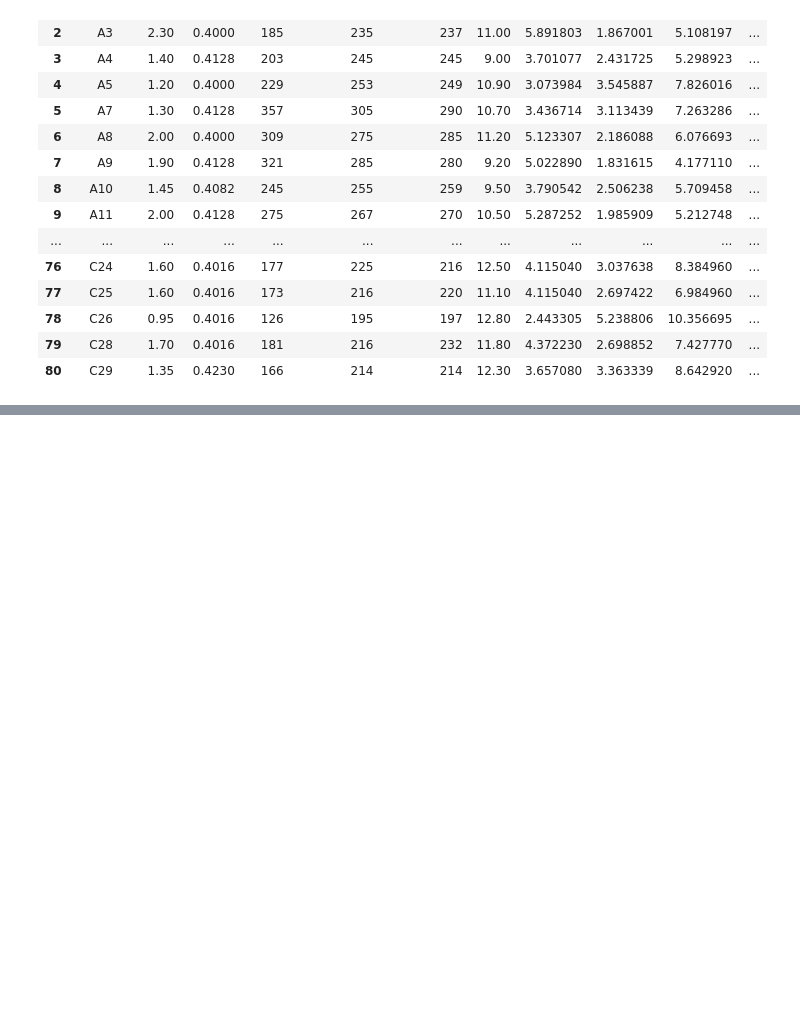
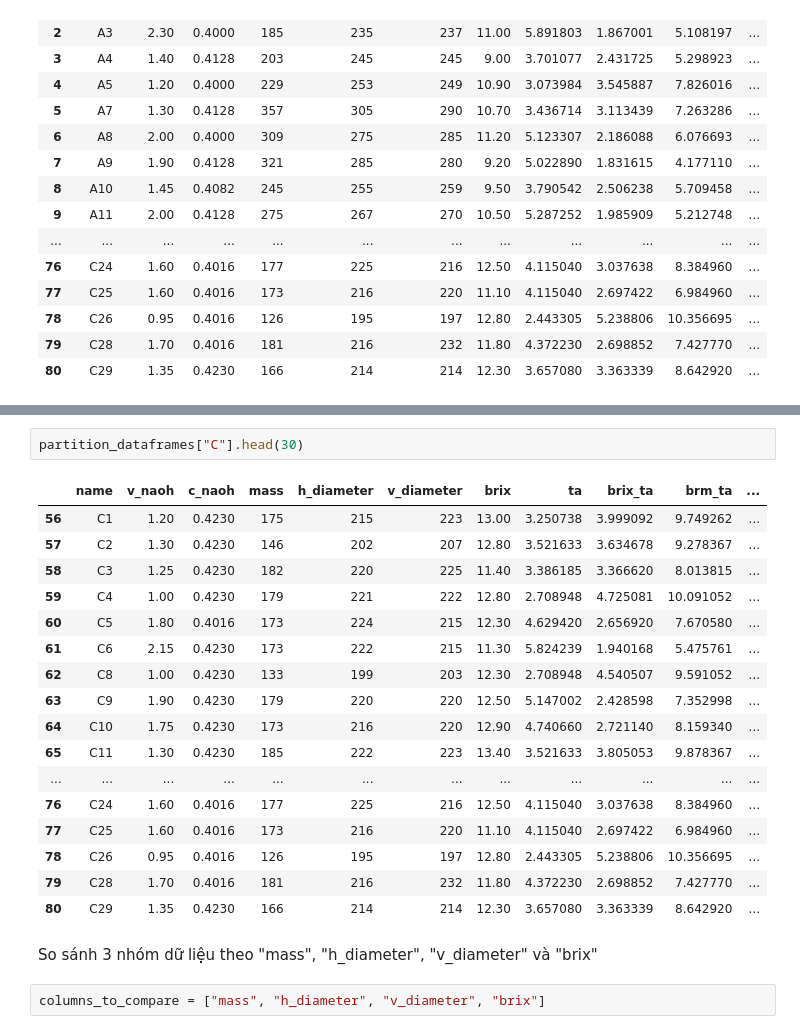
Before and after one commit to DucTrung1802/DS, a Jupyter notebook: Orange/main_orange.ipynb, the cells around one changed output, grey strips where cells are left out. Cells and saved outputs as stored; diff of their text form; blank space fills up the shorter version.

```diff
--- a/Orange/main_orange.ipynb
+++ b/Orange/main_orange.ipynb
@@ -962,0 +1072,24 @@ list_dataset["orange_std_col_name_with_type"].get_dataframe()
+# %%
+partition_dataframes["C"].head(30)
+# %% [output]
+|  | name | v_naoh | c_naoh | mass | h_diameter | v_diameter | brix | ta | brix_ta | brm_ta | ... |
+| 56 | C1 | 1.20 | 0.4230 | 175 | 215 | 223 | 13.00 | 3.250738 | 3.999092 | 9.749262 | ... |
+| 57 | C2 | 1.30 | 0.4230 | 146 | 202 | 207 | 12.80 | 3.521633 | 3.634678 | 9.278367 | ... |
+| 58 | C3 | 1.25 | 0.4230 | 182 | 220 | 225 | 11.40 | 3.386185 | 3.366620 | 8.013815 | ... |
+| 59 | C4 | 1.00 | 0.4230 | 179 | 221 | 222 | 12.80 | 2.708948 | 4.725081 | 10.091052 | ... |
+| 60 | C5 | 1.80 | 0.4016 | 173 | 224 | 215 | 12.30 | 4.629420 | 2.656920 | 7.670580 | ... |
+| 61 | C6 | 2.15 | 0.4230 | 173 | 222 | 215 | 11.30 | 5.824239 | 1.940168 | 5.475761 | ... |
+| 62 | C8 | 1.00 | 0.4230 | 133 | 199 | 203 | 12.30 | 2.708948 | 4.540507 | 9.591052 | ... |
+| 63 | C9 | 1.90 | 0.4230 | 179 | 220 | 220 | 12.50 | 5.147002 | 2.428598 | 7.352998 | ... |
+| 64 | C10 | 1.75 | 0.4230 | 173 | 216 | 220 | 12.90 | 4.740660 | 2.721140 | 8.159340 | ... |
+| 65 | C11 | 1.30 | 0.4230 | 185 | 222 | 223 | 13.40 | 3.521633 | 3.805053 | 9.878367 | ... |
+| ... | ... | ... | ... | ... | ... | ... | ... | ... | ... | ... | ... |
+| 76 | C24 | 1.60 | 0.4016 | 177 | 225 | 216 | 12.50 | 4.115040 | 3.037638 | 8.384960 | ... |
+| 77 | C25 | 1.60 | 0.4016 | 173 | 216 | 220 | 11.10 | 4.115040 | 2.697422 | 6.984960 | ... |
+| 78 | C26 | 0.95 | 0.4016 | 126 | 195 | 197 | 12.80 | 2.443305 | 5.238806 | 10.356695 | ... |
+| 79 | C28 | 1.70 | 0.4016 | 181 | 216 | 232 | 11.80 | 4.372230 | 2.698852 | 7.427770 | ... |
+| 80 | C29 | 1.35 | 0.4230 | 166 | 214 | 214 | 12.30 | 3.657080 | 3.363339 | 8.642920 | ... |
+# %% [markdown]
+So sánh 3 nhóm dữ liệu theo "mass", "h_diameter", "v_diameter" và "brix"
+# %%
+columns_to_compare = ["mass", "h_diameter", "v_diameter", "brix"]
```
Also changed, not shown: parts of 72 cells of this notebook.
